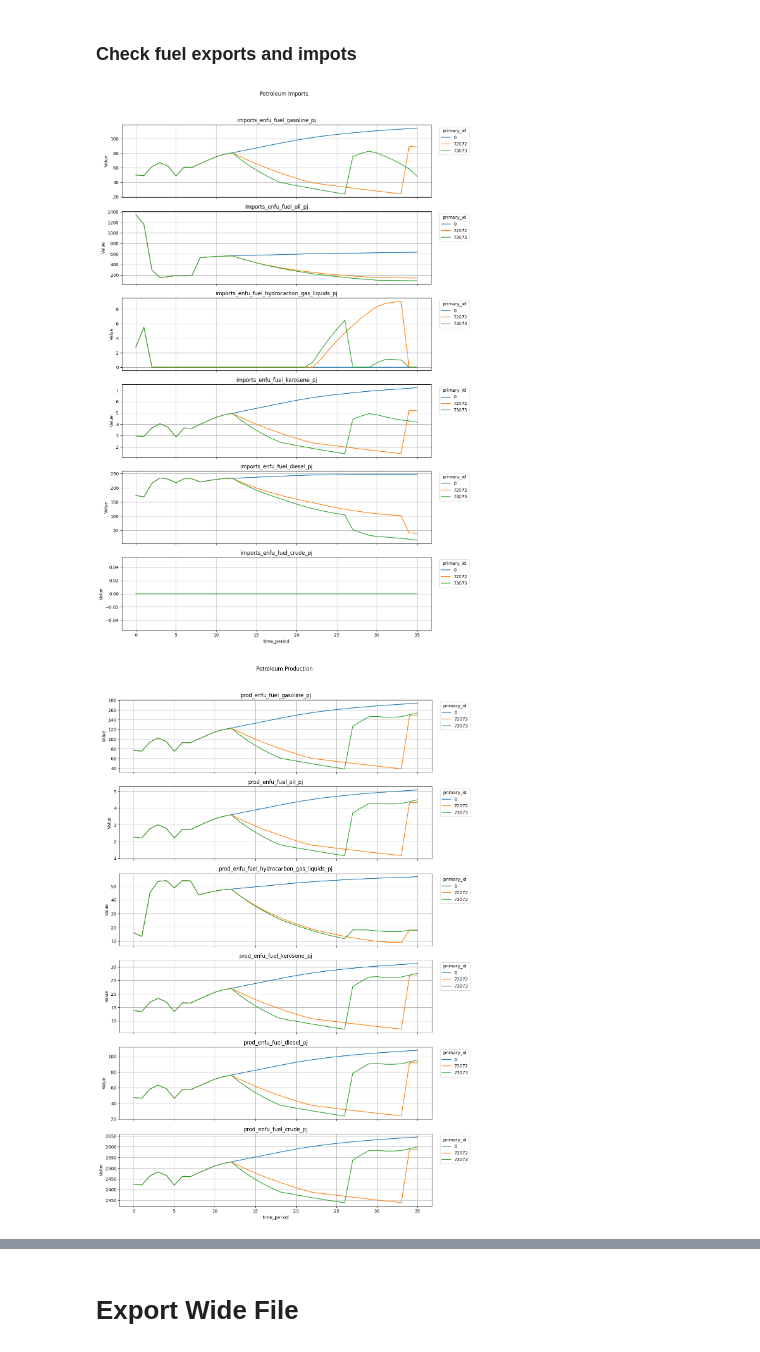
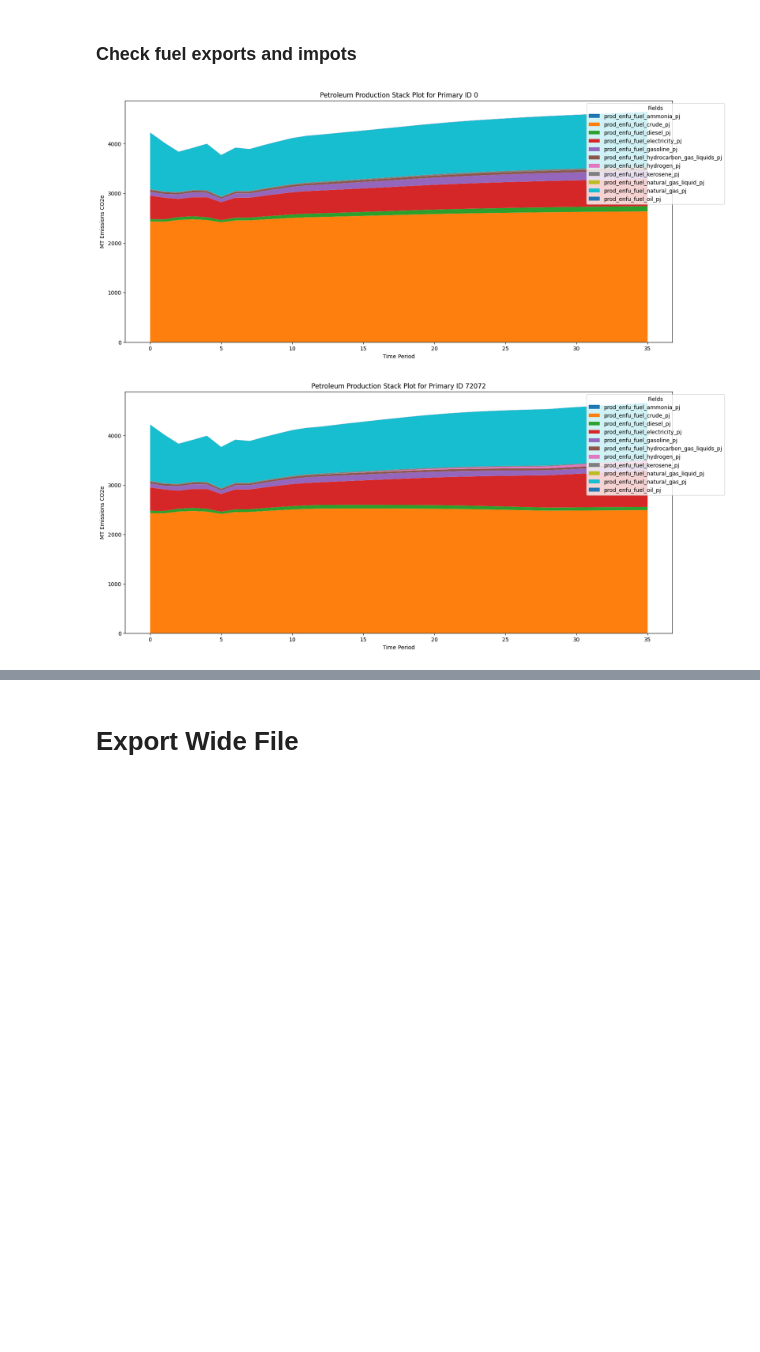
Before and after one commit to sisepuede-framework/ssp_libya, a Jupyter notebook: ssp_modeling/notebooks/libya_manager_wb.ipynb, the cells around one changed output, grey strips where cells are left out. Saved outputs shown, nothing was run; the diff lists cells and outputs as text; code cells hidden in the pictures; blank space fills up the shorter version.

```diff
--- a/ssp_modeling/notebooks/libya_manager_wb.ipynb
+++ b/ssp_modeling/notebooks/libya_manager_wb.ipynb
@@ -235,0 +314,11 @@ min and max years in raw inputs after filtering: 2015 to 2050
+# %%
+# Adjust fuel production activity ratios between diesel and electricity
+field_diesel = "nemomod_entc_input_activity_ratio_fuel_production_me_crude_diesel"
+field_elec = "nemomod_entc_input_activity_ratio_fuel_production_me_crude_electricity"
+vec_diesel = df_inputs_raw_complete[field_diesel].to_numpy()
+vec_elect = df_inputs_raw_complete[field_elec].to_numpy()
+
+vec_shift = vec_elect*0.8
+
+df_inputs_raw_complete[field_diesel] = vec_diesel + vec_shift
+df_inputs_raw_complete[field_elec] = vec_elect - vec_shift
@@ -235,0 +340,6 @@ min and max years in raw inputs after filtering: 2015 to 2050
+# %%
+# Set hydropower availability factor to zero
+df_inputs_raw_complete["nemomod_entc_scalar_availability_factor_pp_hydropower"] = 0
+
+# set nuclear availability factor to zero
+df_inputs_raw_complete["nemomod_entc_scalar_availability_factor_pp_nuclear"] = 0.0
@@ -235,0 +411,2 @@ min and max years in raw inputs after filtering: 2015 to 2050
+# %%
+df_out_lvst_fix = models.project(df_inputs_raw_complete, include_electricity_in_energy=False)
@@ -643,14 +1014,7 @@ imports_petroleum_vars = [
     "imports_enfu_fuel_crude_pj"
 ]
 
-production_petroleum_vars = [
-    "prod_enfu_fuel_gasoline_pj",
-    "prod_enfu_fuel_oil_pj",
-    "prod_enfu_fuel_hydrocarbon_gas_liquids_pj",
-    "prod_enfu_fuel_kerosene_pj",
-    "prod_enfu_fuel_diesel_pj",
-    "prod_enfu_fuel_crude_pj"
-]
+production_petroleum_vars = [col for col in df_out.columns if "prod_enfu_fuel_" in col and "coal" not in col]
 
 energy_demand_petroleum_vars = [
     "energy_demand_enfu_total_fuel_gasoline",
@@ -659,6 +1023,15 @@ energy_demand_petroleum_vars = [
     "energy_demand_enfu_total_fuel_kerosene",
     "energy_demand_enfu_total_fuel_diesel",
     "energy_demand_enfu_total_fuel_crude"
+]
+
+exports_petroleum_vars = [
+    "exports_enfu_pj_fuel_gasoline",
+    "exports_enfu_pj_fuel_oil",
+    "exports_enfu_pj_fuel_hydrocarbon_gas_liquids",
+    "exports_enfu_pj_fuel_kerosene",
+    "exports_enfu_pj_fuel_diesel",
+    "exports_enfu_pj_fuel_crude"
 ]
 
 def _plot_list_with_subplots(df, var_list, fig_title, y_label="Value"):
@@ -670,36 +1043,60 @@ def _plot_list_with_subplots(df, var_list, fig_title, y_label="Value"):
     if not vars_present:
         print(f"No variables to plot for '{fig_title}'.")
         return
 
     n = len(vars_present)
     fig, axes = plt.subplots(nrows=n, figsize=(12, 3 * n), sharex=True)
     if n == 1:
         axes = [axes]
 
     for ax, var in zip(axes, vars_present):
         # pivot so each primary (if multiple) is plotted as a separate line
         if 'time_period' in df.columns:
             pivot = df.pivot_table(index='time_period', columns=ssp.key_primary, values=var)
             if pivot.shape[1] > 0:
                 pivot.plot(ax=ax)
             else:
                 df[var].plot(ax=ax)
         else:
             df[var].plot(ax=ax)
 
         ax.set_ylabel(y_label)
         ax.set_title(var)
         ax.grid(True)
         ax.legend(title=ssp.key_primary, bbox_to_anchor=(1.02, 1), loc='upper left')
 
     fig.suptitle(fig_title)
     plt.tight_layout(rect=[0, 0, 1, 0.96])
     plt.show()
 
-# Plot each list in a separate figure with subplots
-_plot_list_with_subplots(df_out, imports_petroleum_vars, "Petroleum Imports")
-_plot_list_with_subplots(df_out, production_petroleum_vars, "Petroleum Production")
-_plot_list_with_subplots(df_out, energy_demand_petroleum_vars, "Petroleum Energy Demand")
+# # Plot each list in a separate figure with subplots
+# _plot_list_with_subplots(df_out, imports_petroleum_vars, "Petroleum Imports")
+# _plot_list_with_subplots(df_out, production_petroleum_vars, "Petroleum Production")
+# _plot_list_with_subplots(df_out, energy_demand_petroleum_vars, "Petroleum Energy Demand")
+
+plot_field_stack(
+    df_out,
+    production_petroleum_vars,
+    dict_format,
+    primary_id=0,
+    title="Petroleum Production Stack Plot for Primary ID 0"
+)
+
+plot_field_stack(
+    df_out,
+    production_petroleum_vars,
+    dict_format,
+    primary_id=74074,
+    title="Petroleum Production Stack Plot for Primary ID 72072"
+)
+
+plot_field_stack(
+    df_out,
+    production_petroleum_vars,
+    dict_format,
+    primary_id=75075,
+    title="Petroleum Production Stack Plot for Primary ID 73073"
+)
 # %% [output]
-[figure, old version]
+[figure, new version]
-[figure, old version]
+[figure, new version]
```
Also changed, not shown: parts of 65 cells of this notebook, 6 other files.
